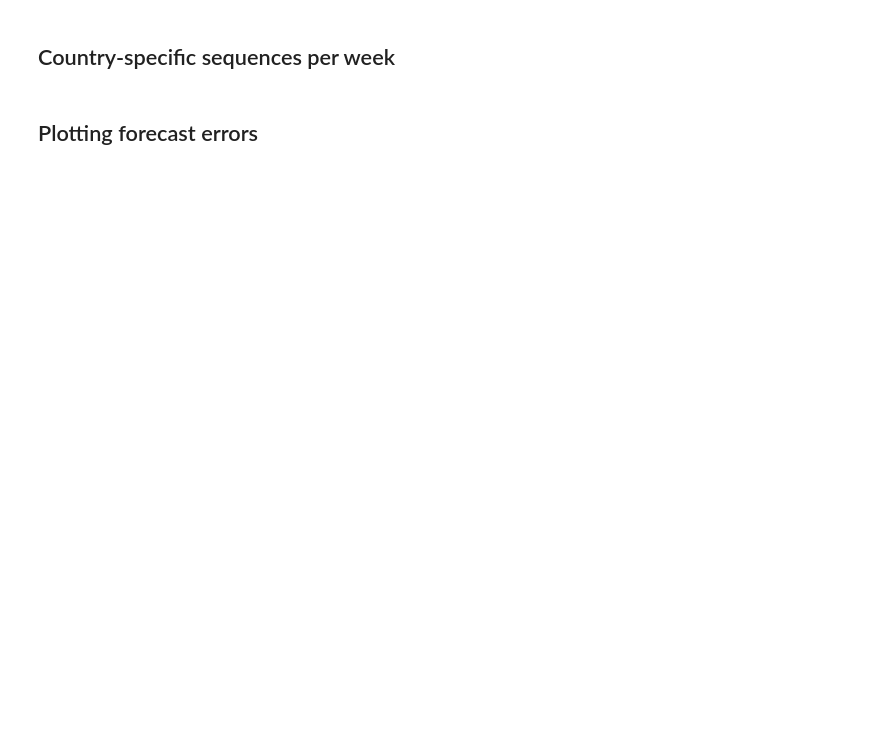
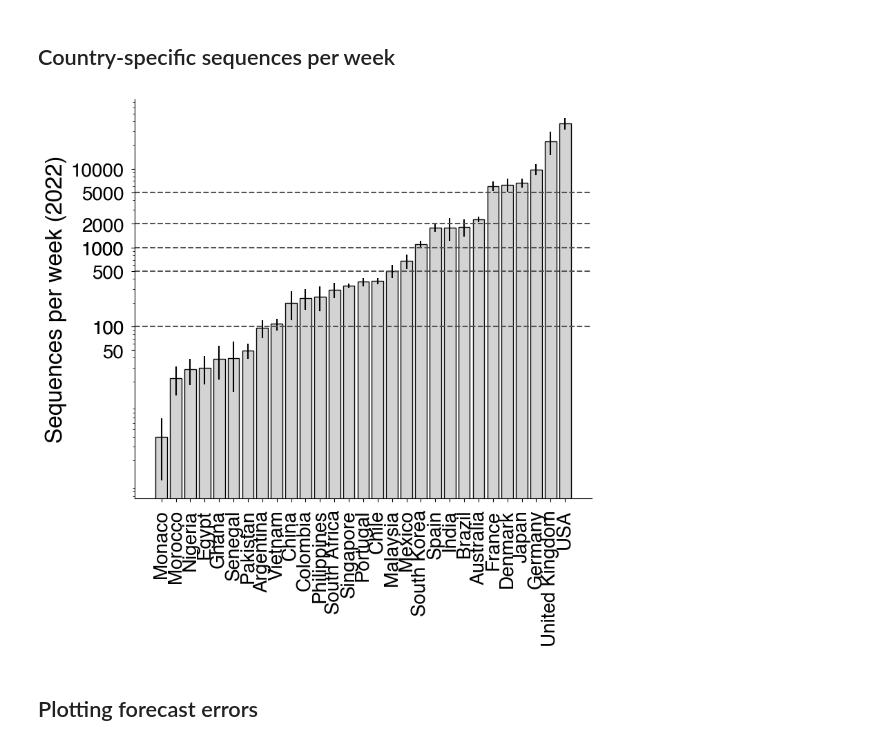
Before and after one commit to blab/ncov-forecasting-fit, a Jupyter notebook: notebooks/downscaling_plots.ipynb, the cells around one changed output. Saved outputs shown, nothing was run; the diff lists cells and outputs as text; code cells hidden in the pictures; blank space fills up the shorter version.

```diff
--- a/notebooks/downscaling_plots.ipynb
+++ b/notebooks/downscaling_plots.ipynb
@@ -6,7 +6,7 @@ import matplotlib.pyplot as plt
 import matplotlib as mpl
 
 
-FONT_SIZE = 12
+FONT_SIZE = 16
 AXES_SIZE = FONT_SIZE * 1.5
 TICK_SIZE = FONT_SIZE * 1.25
 LEGEND_SIZE = FONT_SIZE
@@ -55,31 +55,35 @@ plot_countries = ["USA",
                   "India",
                   "Pakistan",
                   "Spain",
-                  "Portugal"]
+                  "Portugal",
+                  "Denmark",
+                  "Monaco"]
 _plot_df = plot_df[plot_df.country.isin(plot_countries)]
 # %%
 THRESES = [ 100,  500, 1000, 2000, 5000]
 # %%
 fig = plt.figure(figsize=(8., 8.), constrained_layout=True)
 spec = fig.add_gridspec(ncols=1, nrows=1)
 ax = fig.add_subplot(spec[0])
 
 def plot_country_sequencing_rates(ax, plot_df):
     ax.bar(plot_df.country, plot_df.mean_seq_per_week, yerr= 1.96 * plot_df.sem_seq_per_week,
-           ec="k", color="#f1ddff", error_kw={"elinewidth": 1.5})
+           ec="k", color="lightgray", error_kw={"elinewidth": 1.5})
 
     ax.set_yscale("log")
     ax.set_yticks([50, 100, 1000, 10_000] + THRESES)
     ax.set_yticklabels([50, 100, 1000, 10_000] + THRESES)
 
     ax.set_xticklabels(ax.get_xticklabels(), rotation=90)
 
     for thres in THRESES:
-        ax.axhline(y=thres, linestyle ="--", color="#525252", linewidth=1.)
+        ax.axhline(y=thres, linestyle ="--", color="#525252", linewidth=1.5)
 
     ax.set_ylabel("Sequences per week (2022)")
 
 plot_country_sequencing_rates(ax, _plot_df)
+# %% [output]
+[figure, added]
 # %% [markdown]
 ## Plotting forecast errors
 # %%
```
Also changed, not shown: parts of 15 cells of this notebook, 2 other files.
